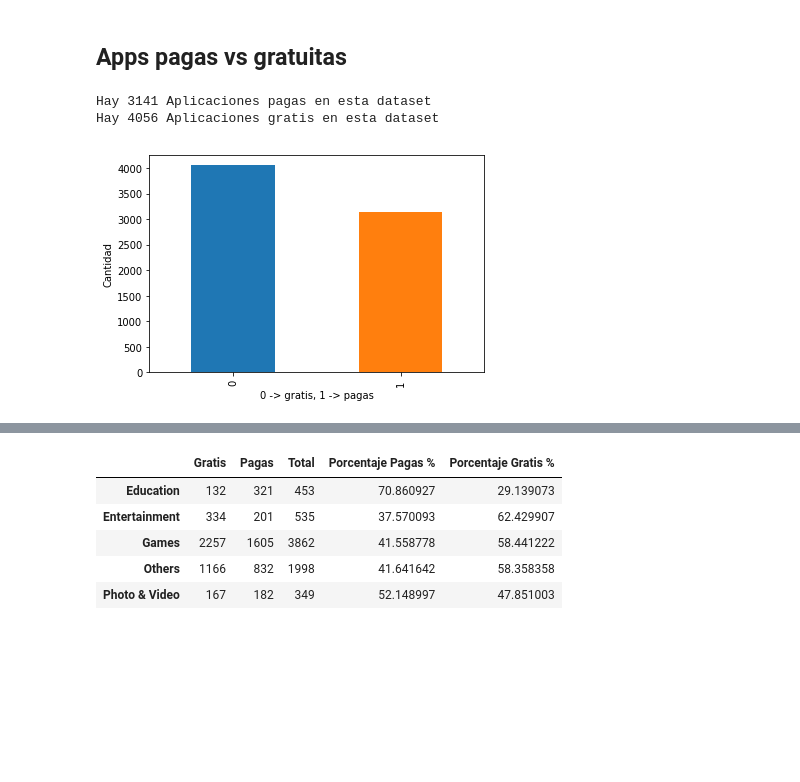
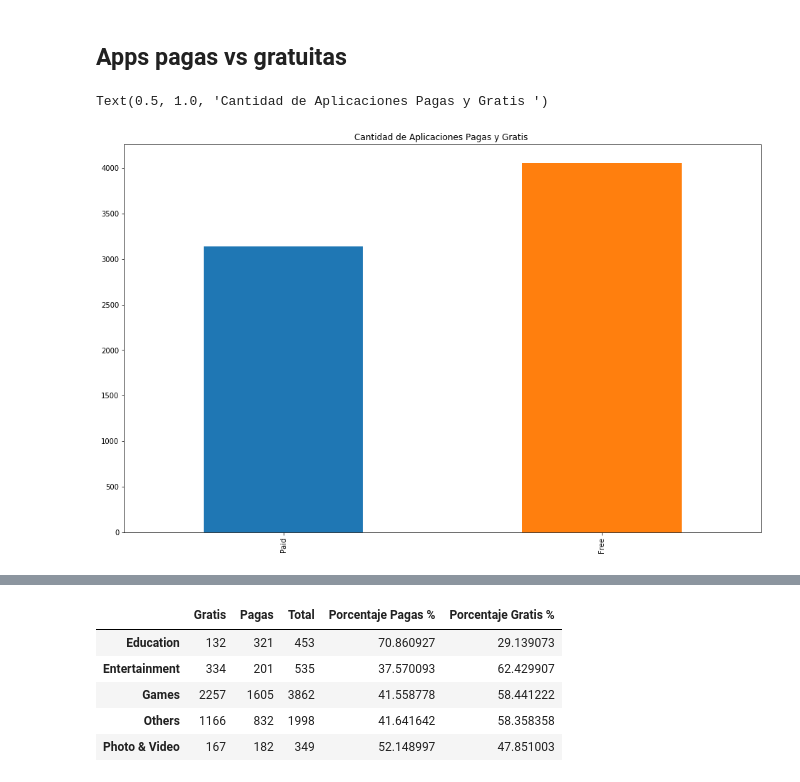
Before and after one commit to rozanecm/7550_tpFinal, a Jupyter notebook: Untitled.ipynb, the cells around one changed output, grey strips where cells are left out. Drawn from its saved outputs; the diff is of its cells as text; code cells hidden in the pictures; blank space fills up the shorter version.

```diff
--- a/Untitled.ipynb
+++ b/Untitled.ipynb
@@ -106,22 +137,18 @@ Como todos los precios estan en USD, se puede descartar esta columna.
 apps.drop('currency', axis=1, inplace=True)
 # %% [markdown]
 ## Apps pagas vs gratuitas
-# %%
-apps['isNotFree'] = apps['price'].apply(lambda x: 1 if x > 0 else 0)
-df_app_notfree = apps[apps['isNotFree'] == 1]
-df_app_free = apps[apps['isNotFree'] == 0]
-
-print('Hay {} Aplicaciones pagas en esta dataset'.format(df_app_notfree.shape[0]))
-print('Hay {} Aplicaciones gratis en esta dataset'.format(df_app_free.shape[0]))
-# %% [output]
-Hay 3141 Aplicaciones pagas en esta dataset
-Hay 4056 Aplicaciones gratis en esta dataset
-# %%
-apps['isNotFree'].value_counts().plot.bar()
-plt.xlabel('0 -> gratis, 1 -> pagas')
-plt.ylabel('Cantidad')
-plt.show()
-# %% [output]
-[figure, removed]
+# %%
+def paid(x):
+    if x>0:
+        return 'Paid'
+    else :
+        return'Free'
+
+apps['category']= apps.price.apply(lambda x : paid(x))
+
+apps['category'].value_counts(ascending=True).plot(kind='bar', figsize=(16,10)).set_title('Cantidad de Aplicaciones Pagas y Gratis ')
+# %% [output]
+Text(0.5, 1.0, 'Cantidad de Aplicaciones Pagas y Gratis ')
+[figure, added]
 # %%
 # plot generos de apps pagas
```
Also changed, not shown: parts of 54 cells of this notebook.
